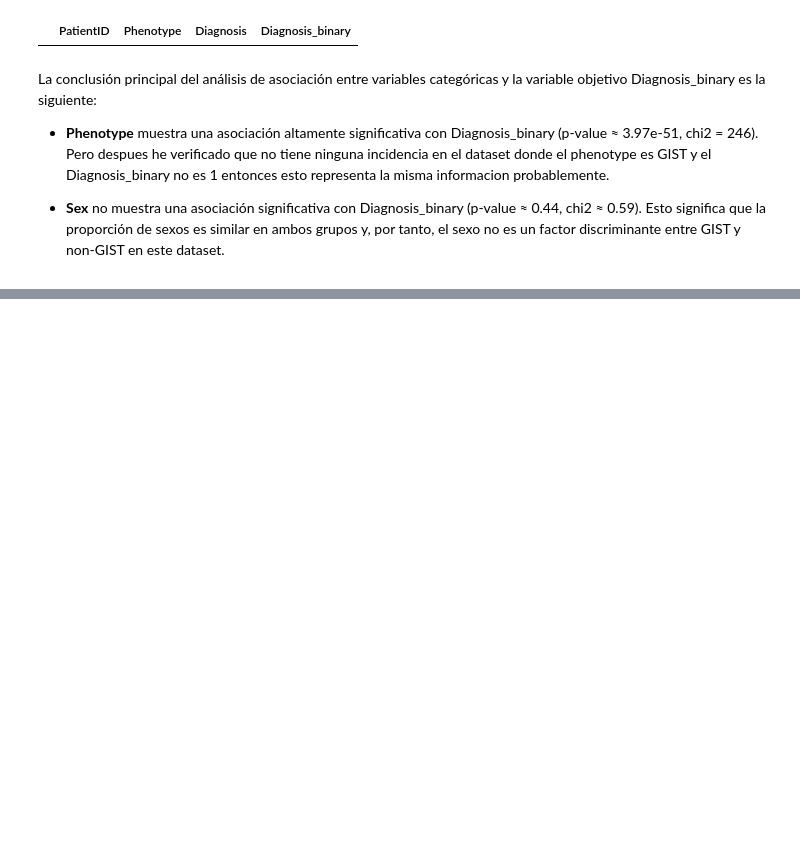
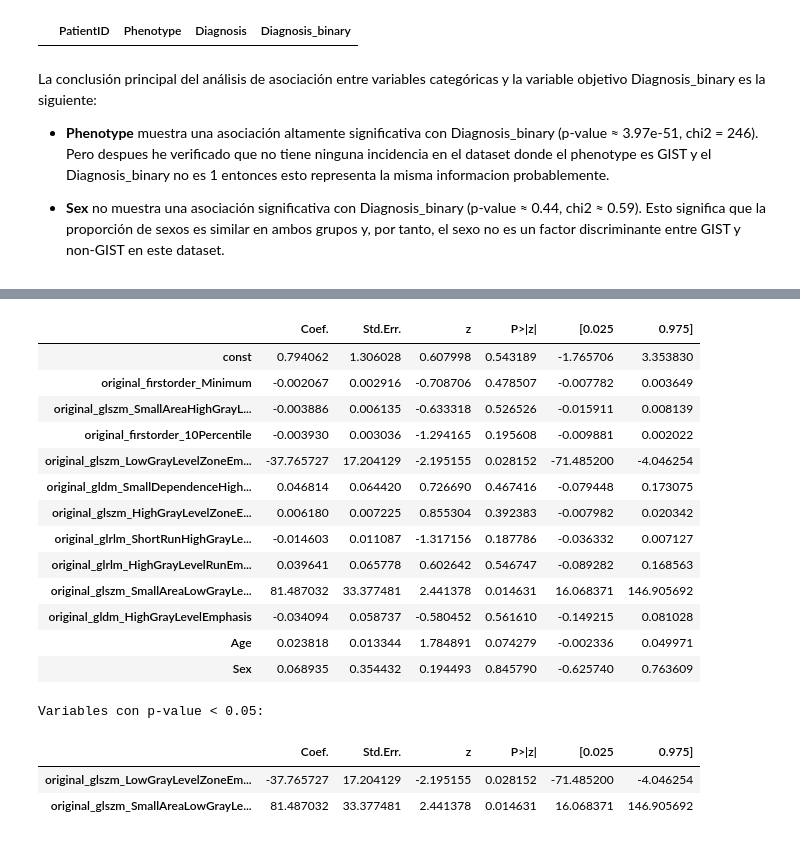
Before and after one commit to mauriciodeoliveirareis/bioinformatics_master, a Jupyter notebook: 08_imagenes_medicas/pratica_final/feature_extraction/WORC_textures.ipynb, the cells around one changed output, grey strips where cells are left out. Cells and saved outputs as stored; diff of their text form; code cells hidden in the pictures; blank space fills up the shorter version.

```diff
--- a/08_imagenes_medicas/pratica_final/feature_extraction/WORC_textures.ipynb
+++ b/08_imagenes_medicas/pratica_final/feature_extraction/WORC_textures.ipynb
@@ -444,0 +429,55 @@ La conclusión principal del análisis de asociación entre variables categóric
+# %%
+import numpy as np
+from sklearn.model_selection import train_test_split
+from sklearn.linear_model import LogisticRegression
+from sklearn.metrics import f1_score, classification_report
+import statsmodels.api as sm
+
+# 1. Selección de las 10 variables radiómicas más correlacionadas con Diagnosis_binary
+radiomic_numeric = df_all[radiomic_cols].apply(pd.to_numeric, errors='coerce')
+correlations = radiomic_numeric.corrwith(df_all['Diagnosis_binary'], method='spearman').abs()
+top10_corr = correlations.sort_values(ascending=False).head(10).index.tolist()
+
+# 2. Preparar el dataframe de entrada
+features = top10_corr + ['Age', 'Sex']
+X = df_all[features].copy()
+X['Sex'] = X['Sex'].map({'M': 1, 'F': 0})
+y = df_all['Diagnosis_binary']
+
+# Eliminar filas con NaN en X o y
+mask = X.notnull().all(axis=1) & y.notnull()
+X = X[mask]
+y = y[mask]
+
+# 3. Split 70/15/15 estratificado
+X_train, X_temp, y_train, y_temp = train_test_split(X, y, test_size=0.30, stratify=y, random_state=42)
+X_val, X_test, y_val, y_test = train_test_split(X_temp, y_temp, test_size=0.5, stratify=y_temp, random_state=42)
+
+print(f"Train: {X_train.shape[0]}, Val: {X_val.shape[0]}, Test: {X_test.shape[0]}")
+
+# 4. Entrenamiento del modelo
+model = LogisticRegression(max_iter=1000, solver='liblinear')
+model.fit(X_train, y_train)
+
+# 5. Evaluación
+for split, X_split, y_split in [('Train', X_train, y_train), ('Val', X_val, y_val), ('Test', X_test, y_test)]:
+    y_pred = model.predict(X_split)
+    f1 = f1_score(y_split, y_pred)
+    print(f"{split} F1-score: {f1:.3f}")
+    print(classification_report(y_split, y_pred, digits=3))
+
+# 6. Coeficientes y p-values usando statsmodels
+X_train_sm = sm.add_constant(X_train)
+# Convert all columns to float to avoid dtype=object issues
+X_train_sm = X_train_sm.astype(float)
+y_train_sm = y_train.astype(float)
+logit_model = sm.Logit(y_train_sm, X_train_sm)
+result = logit_model.fit(disp=0)
+summary_df = result.summary2().tables[1]
+print("Coeficientes y p-values de las variables:")
+display(summary_df)
+
+# Mostrar solo las variables con p-value < 0.05
+print("Variables con p-value < 0.05:")
+display(summary_df[summary_df['P>|z|'] < 0.05])
+# %% [output]
@@ -444,0 +501,18 @@ La conclusión principal del análisis de asociación entre variables categóric
+|  | Coef. | Std.Err. | z | P>|z| | [0.025 | 0.975] |
+| const | 0.794062 | 1.306028 | 0.607998 | 0.543189 | -1.765706 | 3.353830 |
+| original_firstorder_Minimum | -0.002067 | 0.002916 | -0.708706 | 0.478507 | -0.007782 | 0.003649 |
+| original_glszm_SmallAreaHighGrayL... | -0.003886 | 0.006135 | -0.633318 | 0.526526 | -0.015911 | 0.008139 |
+| original_firstorder_10Percentile | -0.003930 | 0.003036 | -1.294165 | 0.195608 | -0.009881 | 0.002022 |
+| original_glszm_LowGrayLevelZoneEm... | -37.765727 | 17.204129 | -2.195155 | 0.028152 | -71.485200 | -4.046254 |
+| original_gldm_SmallDependenceHigh... | 0.046814 | 0.064420 | 0.726690 | 0.467416 | -0.079448 | 0.173075 |
+| original_glszm_HighGrayLevelZoneE... | 0.006180 | 0.007225 | 0.855304 | 0.392383 | -0.007982 | 0.020342 |
+| original_glrlm_ShortRunHighGrayLe... | -0.014603 | 0.011087 | -1.317156 | 0.187786 | -0.036332 | 0.007127 |
+| original_glrlm_HighGrayLevelRunEm... | 0.039641 | 0.065778 | 0.602642 | 0.546747 | -0.089282 | 0.168563 |
+| original_glszm_SmallAreaLowGrayLe... | 81.487032 | 33.377481 | 2.441378 | 0.014631 | 16.068371 | 146.905692 |
+| original_gldm_HighGrayLevelEmphasis | -0.034094 | 0.058737 | -0.580452 | 0.561610 | -0.149215 | 0.081028 |
+| Age | 0.023818 | 0.013344 | 1.784891 | 0.074279 | -0.002336 | 0.049971 |
+| Sex | 0.068935 | 0.354432 | 0.194493 | 0.845790 | -0.625740 | 0.763609 |
+Variables con p-value < 0.05:
+|  | Coef. | Std.Err. | z | P>|z| | [0.025 | 0.975] |
+| original_glszm_LowGrayLevelZoneEm... | -37.765727 | 17.204129 | -2.195155 | 0.028152 | -71.485200 | -4.046254 |
+| original_glszm_SmallAreaLowGrayLe... | 81.487032 | 33.377481 | 2.441378 | 0.014631 | 16.068371 | 146.905692 |
```
Also changed, not shown: parts of 21 cells of this notebook, 1 other file.
